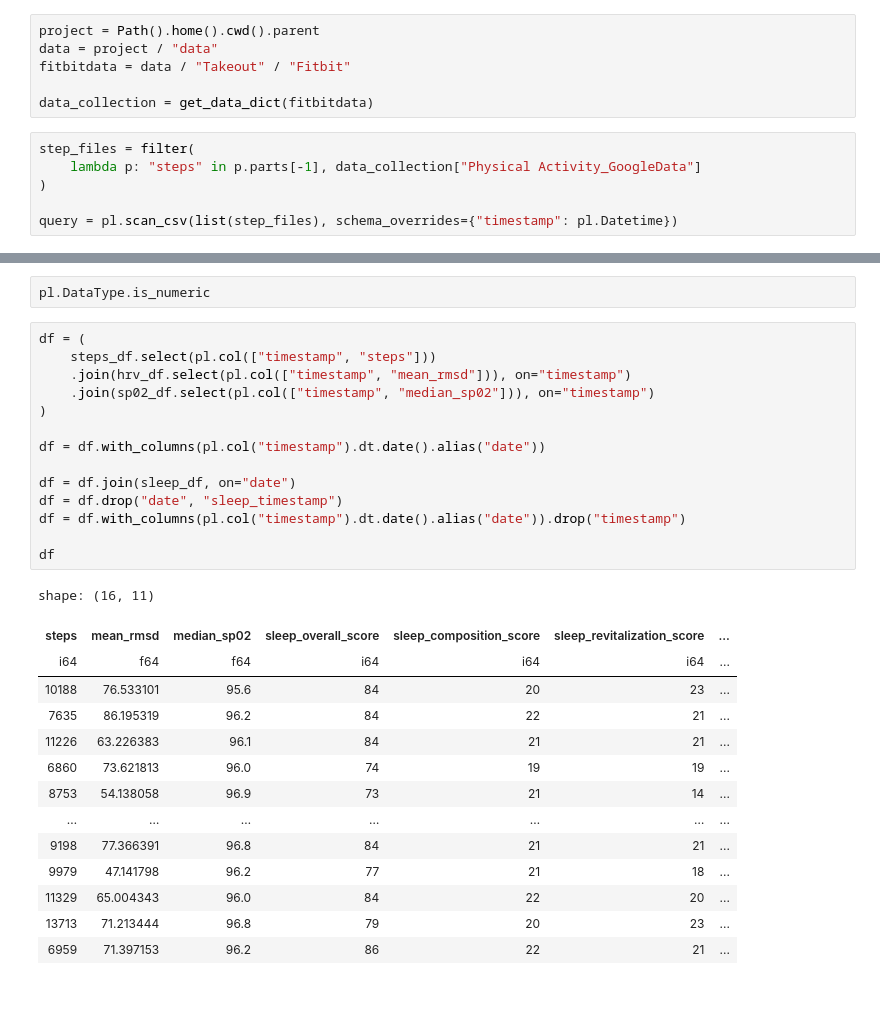
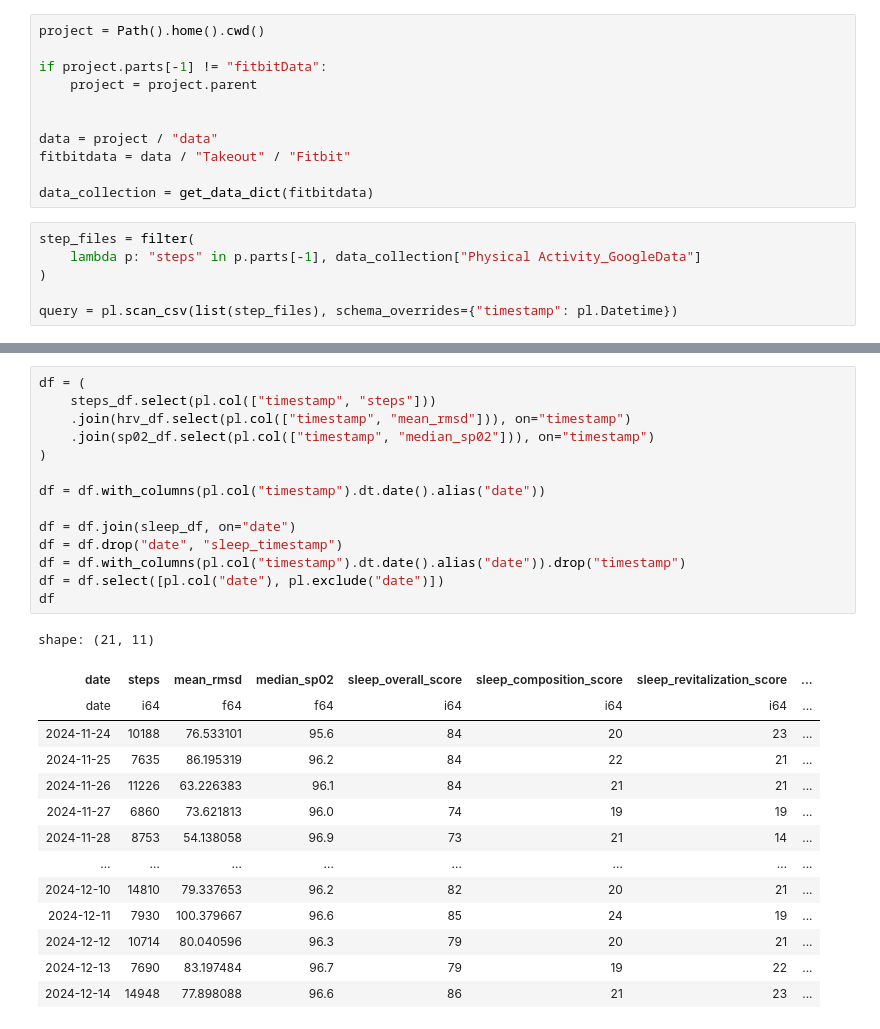
Before and after one commit to roman91DE/fitbitData, a Jupyter notebook: src/main.ipynb, the cells around one changed output, grey strips where cells are left out. Drawn from its saved outputs; the diff is of its cells as text; blank space fills up the shorter version.

```diff
--- a/src/main.ipynb
+++ b/src/main.ipynb
@@ -150,7 +147,12 @@ def plot_all_columns_across_time(
     plt.tight_layout()
     plt.show()
 # %%
-project = Path().home().cwd().parent
+project = Path().home().cwd()
+
+if project.parts[-1] != "fitbitData":
+    project = project.parent
+
+
 data = project / "data"
 fitbitdata = data / "Takeout" / "Fitbit"
 
@@ -277,31 +279,29 @@ TypeError: DataType.is_numeric() takes 1 positional argument but 2 were given
-# %%
-pl.DataType.is_numeric
 # %%
 df = (
     steps_df.select(pl.col(["timestamp", "steps"]))
     .join(hrv_df.select(pl.col(["timestamp", "mean_rmsd"])), on="timestamp")
     .join(sp02_df.select(pl.col(["timestamp", "median_sp02"])), on="timestamp")
 )
 
 df = df.with_columns(pl.col("timestamp").dt.date().alias("date"))
 
 df = df.join(sleep_df, on="date")
 df = df.drop("date", "sleep_timestamp")
 df = df.with_columns(pl.col("timestamp").dt.date().alias("date")).drop("timestamp")
-
+df = df.select([pl.col("date"), pl.exclude("date")])
 df
 # %% [output]
-shape: (16, 11)
+shape: (21, 11)
-| steps | mean_rmsd | median_sp02 | sleep_overall_score | sleep_composition_score | sleep_revitalization_score | ... |
-| i64 | f64 | f64 | i64 | i64 | i64 | ... |
-| 10188 | 76.533101 | 95.6 | 84 | 20 | 23 | ... |
-| 7635 | 86.195319 | 96.2 | 84 | 22 | 21 | ... |
-| 11226 | 63.226383 | 96.1 | 84 | 21 | 21 | ... |
-| 6860 | 73.621813 | 96.0 | 74 | 19 | 19 | ... |
-| 8753 | 54.138058 | 96.9 | 73 | 21 | 14 | ... |
-| … | … | … | … | … | … | ... |
-| 9198 | 77.366391 | 96.8 | 84 | 21 | 21 | ... |
-| 9979 | 47.141798 | 96.2 | 77 | 21 | 18 | ... |
-| 11329 | 65.004343 | 96.0 | 84 | 22 | 20 | ... |
-| 13713 | 71.213444 | 96.8 | 79 | 20 | 23 | ... |
-| 6959 | 71.397153 | 96.2 | 86 | 22 | 21 | ... |
+| date | steps | mean_rmsd | median_sp02 | sleep_overall_score | sleep_composition_score | sleep_revitalization_score | ... |
+| date | i64 | f64 | f64 | i64 | i64 | i64 | ... |
+| 2024-11-24 | 10188 | 76.533101 | 95.6 | 84 | 20 | 23 | ... |
+| 2024-11-25 | 7635 | 86.195319 | 96.2 | 84 | 22 | 21 | ... |
+| 2024-11-26 | 11226 | 63.226383 | 96.1 | 84 | 21 | 21 | ... |
+| 2024-11-27 | 6860 | 73.621813 | 96.0 | 74 | 19 | 19 | ... |
+| 2024-11-28 | 8753 | 54.138058 | 96.9 | 73 | 21 | 14 | ... |
+| … | … | … | … | … | … | … | ... |
+| 2024-12-10 | 14810 | 79.337653 | 96.2 | 82 | 20 | 21 | ... |
+| 2024-12-11 | 7930 | 100.379667 | 96.6 | 85 | 24 | 19 | ... |
+| 2024-12-12 | 10714 | 80.040596 | 96.3 | 79 | 20 | 21 | ... |
+| 2024-12-13 | 7690 | 83.197484 | 96.7 | 79 | 19 | 22 | ... |
+| 2024-12-14 | 14948 | 77.898088 | 96.6 | 86 | 21 | 23 | ... |
```
Also changed, not shown: parts of 6 cells of this notebook, 2 other files.
